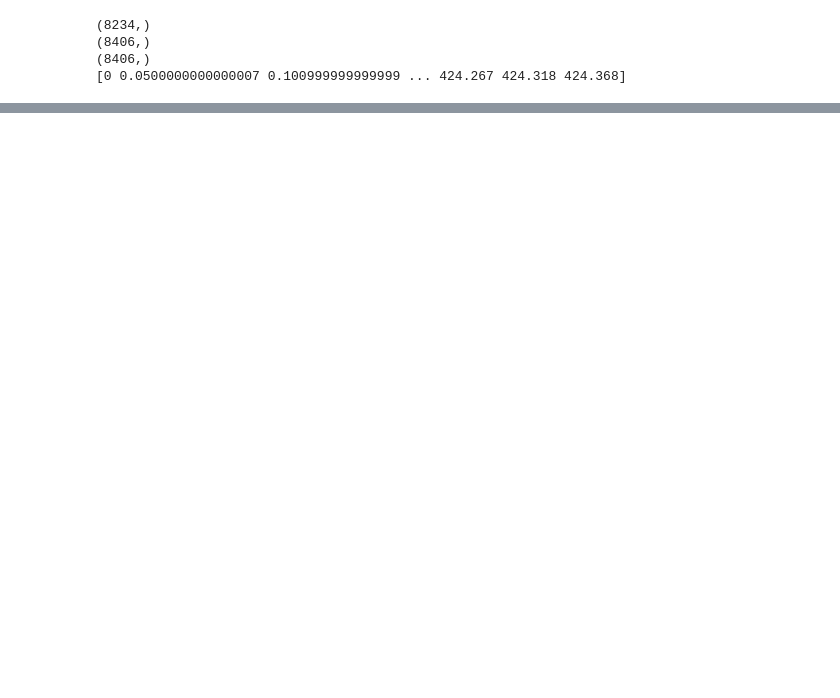
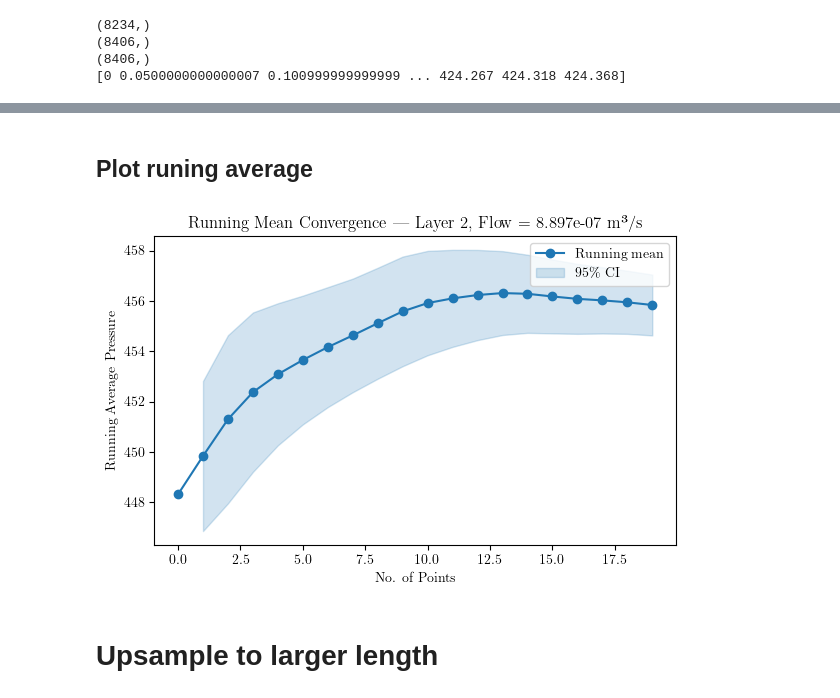
Before and after one commit to ajacobth/BayesianFLow_calibration, a Jupyter notebook: data_exploration/pedro_Data.ipynb, the cells around one changed output, grey strips where cells are left out. Drawn from its saved outputs; the diff is of its cells as text; code cells hidden in the pictures; blank space fills up the shorter version.

```diff
--- a/data_exploration/pedro_Data.ipynb
+++ b/data_exploration/pedro_Data.ipynb
@@ -104,0 +301,42 @@ plt.plot(pressure[:600])
+# %% [markdown]
+## Plot runing average
+# %%
+
+# Clean & prepare data
+x = np.asarray(middle_pressures, dtype=float)
+x = x[np.isfinite(x)]
+n = np.arange(1, x.size + 1, dtype=float)
+
+# Running mean
+cumsum = np.cumsum(x, dtype=float)
+running_mean = cumsum / n
+
+# Running (sample) variance -> SEM -> 95% CI
+cumsq = np.cumsum(x**2, dtype=float)
+var = np.empty_like(x, dtype=float)
+var[:] = np.nan
+# sample variance for k>=2: s_k^2 = (sum(x^2) - k*mean^2)/(k-1)
+var[1:] = (cumsq[1:] - n[1:] * running_mean[1:]**2) / (n[1:] - 1)
+sem = np.sqrt(var) / np.sqrt(n)
+ci_low = running_mean - 1.96 * sem
+ci_high = running_mean + 1.96 * sem
+
+# Plot
+fig, ax = plt.subplots(figsize=(6, 4))
+ax.plot(running_mean, '-o', lw=1.5, color='tab:blue', label='Running mean')
+# Shade CI only where it's defined (k>=2)
+k = np.arange(x.size)
+valid = k >= 1
+ax.fill_between(k[valid], ci_low[valid], ci_high[valid], color='tab:blue', alpha=0.2,
+                label='95\% CI')
+
+ax.set_xlabel('No. of Points')
+ax.set_ylabel('Running Average Pressure')
+ax.set_title(f'Running Mean Convergence — Layer {layer_sp}, Flow = {extract_flow_sp:.3e} m³/s')
+ax.legend()
+plt.tight_layout()
+plt.show()
+# %% [output]
+[figure, added]
+# %% [markdown]
+# Upsample to larger length
```
Also changed, not shown: parts of 20 cells of this notebook, 5 other files.
